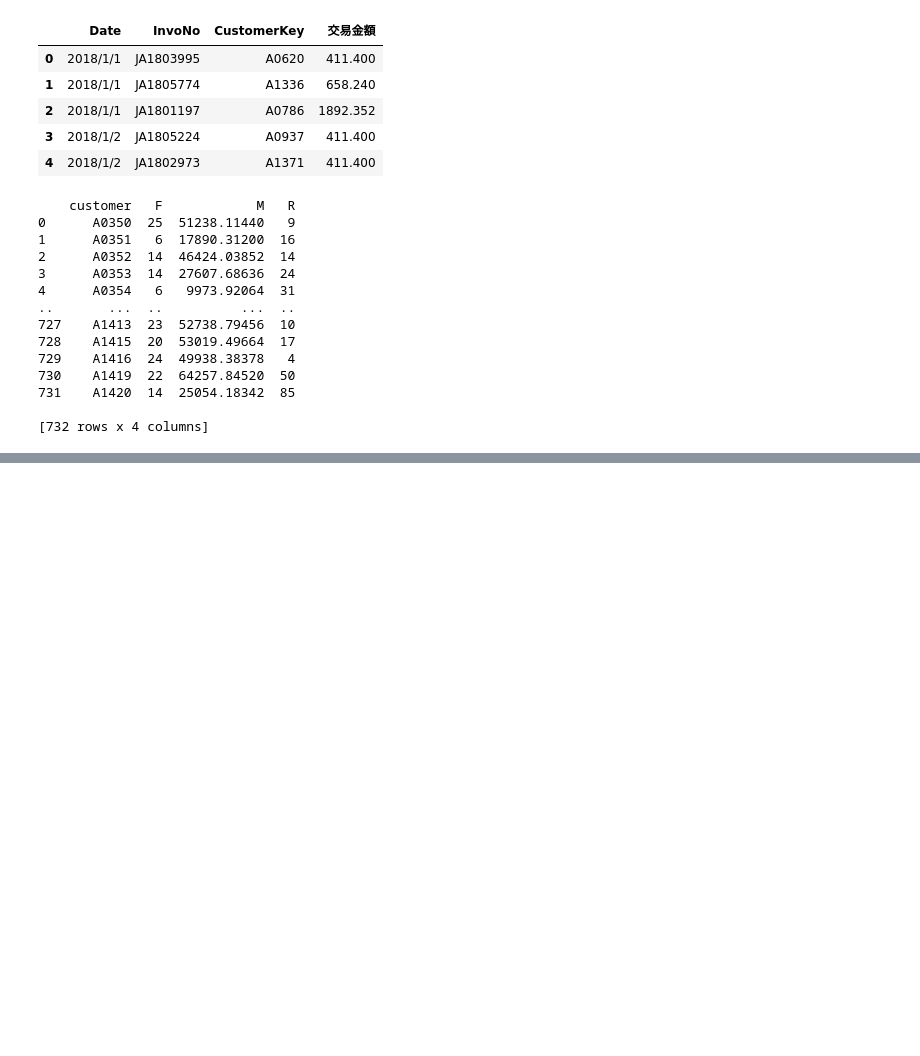
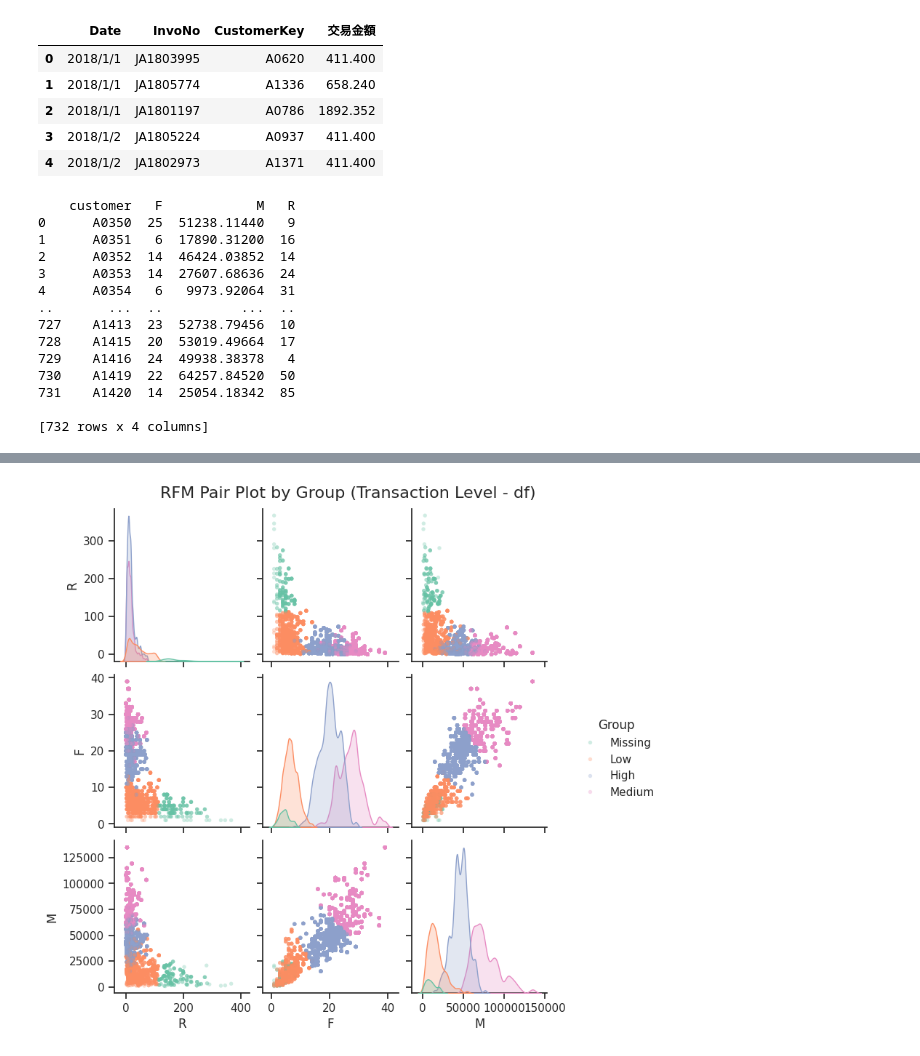
Before and after one commit to hey870922/RFM-Analysis, a Jupyter notebook: RFM_Analysis.ipynb, the cells around one changed output, grey strips where cells are left out. Saved outputs shown, nothing was run; the diff lists cells and outputs as text; code cells hidden in the pictures; blank space fills up the shorter version.

```diff
--- a/RFM_Analysis.ipynb
+++ b/RFM_Analysis.ipynb
@@ -56,0 +190,15 @@ result_df.to_csv("RFM_Data.csv", index = False)
+# %%
+# 定定義群組名稱的對照字典
+group_mapping = {
+    0: 'Missing',
+    1: 'High',
+    2: 'Low',
+    3: 'Medium'
+}
+
+# 新增 Group 欄位並進行對照轉換
+df['Group'] = df['Cluster'].map(group_mapping)
+
+# 顯示新增欄位後的原始資料前幾筆與分組統計
+print(df['Group'].value_counts())
+display(df.head())
@@ -56,0 +218,21 @@ result_df.to_csv("RFM_Data.csv", index = False)
+# %%
+import seaborn as sns
+import matplotlib.pyplot as plt
+
+# 設定繪圖風格
+sns.set_theme(style="ticks")
+
+# 繪製 Pair Plot，使用 df 的 R、F、M 欄位，並以 Group 進行著色分組
+g = sns.pairplot(
+    df,
+    vars=['R', 'F', 'M'],
+    hue='Group',
+    palette='Set2',
+    diag_kind='kde',
+    plot_kws={'alpha': 0.3, 's': 15, 'edgecolor': 'none'}
+)
+
+g.fig.suptitle('RFM Pair Plot by Group (Transaction Level - df)', y=1.02, fontsize=16)
+plt.show()
+# %% [output]
+[figure, added]
```
Also changed, not shown: parts of 11 cells of this notebook.
